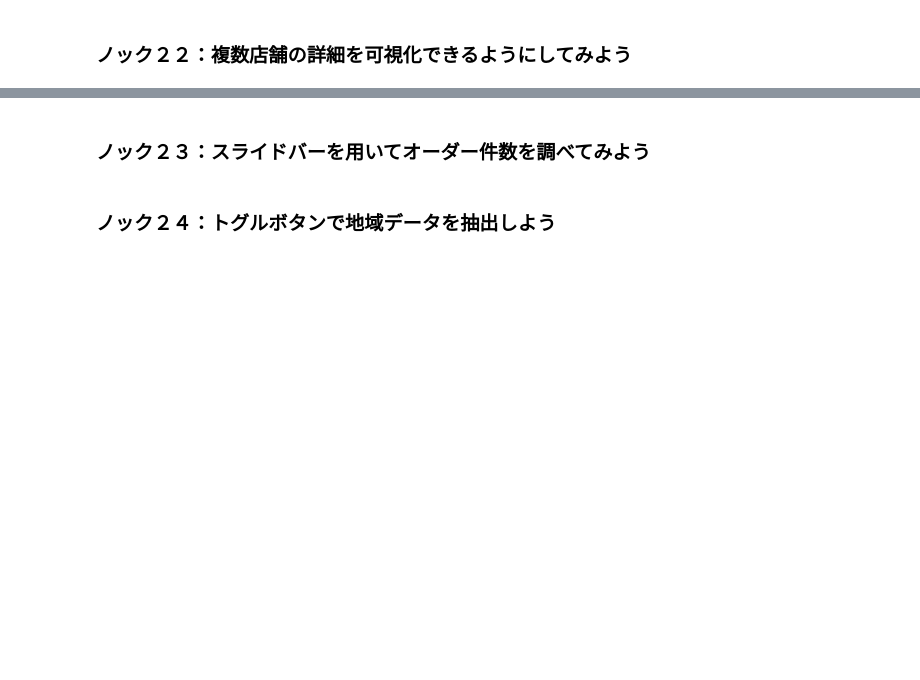
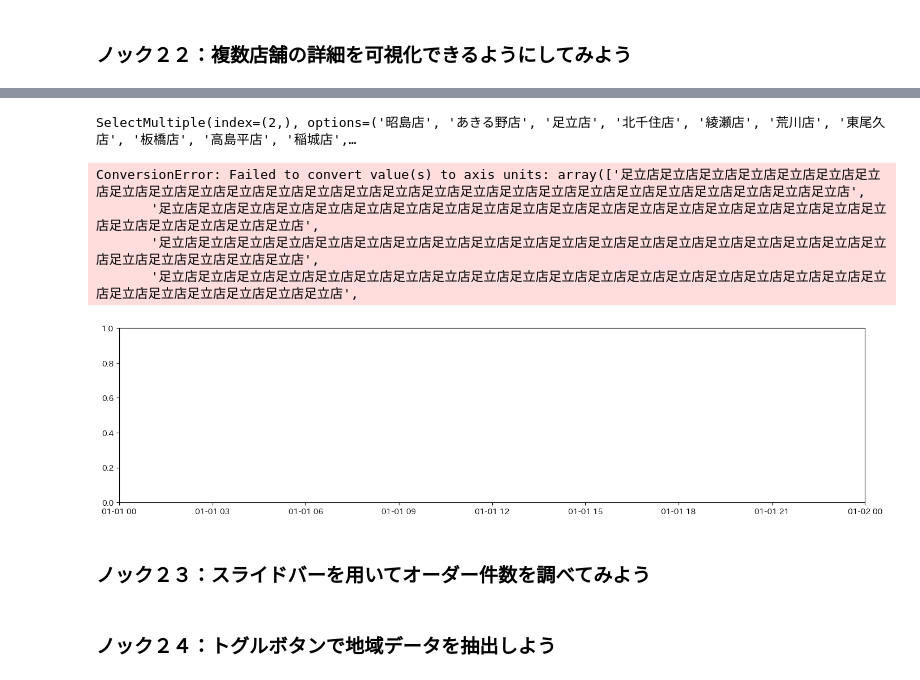
Before and after one commit to itomond-home/100knock, a Jupyter notebook: PYTHON/03章/Training_03.ipynb, the cells around one changed output, grey strips where cells are left out. Drawn from its saved outputs; the diff is of its cells as text; code cells hidden in the pictures; blank space fills up the shorter version.

```diff
--- a/PYTHON/03章/Training_03.ipynb
+++ b/PYTHON/03章/Training_03.ipynb
@@ -7,3 +96,33 @@
+# %%
+def graph_by_multi(val):
+    clear_output()
+    display(select2)
+
+    fig = plt.figure(figsize=(17,4))
+    plt.subplots_adjust(wspace=0.25, hspace=0.6)
+
+    i = 0
+
+    for trg in val["new"]:
+      pick_data = order_data.loc[(order_data["store_name"]==trg) & (order_data["status"].isin([1,2]))]
+      temp = pick_data[["order_accept_date", "total_amount", "store_name"]].copy()
+      temp.loc[:, "order_accept_date"] = pd.to_datetime(temp["order_accept_date"])
+      temp.set_index("order_accept_date", inplace=True)
+      i += 1
+      ax = fig.add_subplot(1, len(val["new"]), i)
+      ax.plot(temp.resample("D").sum())
+      ax.set_title(trg)
+
+select2 = SelectMultiple(options=store_list)
+select2.observe(graph_by_multi, names="value")
+display(select2)
+# %% [output]
+SelectMultiple(index=(2,), options=('昭島店', 'あきる野店', '足立店', '北千住店', '綾瀬店', '荒川店', '東尾久店', '板橋店', '高島平店', '稲城店',…
+ConversionError: Failed to convert value(s) to axis units: array(['足立店足立店足立店足立店足立店足立店足立店足立店足立店足立店足立店足立店足立店足立店足立店足立店足立店足立店足立店足立店足立店足立店足立店足立店足立店足立店',
+       '足立店足立店足立店足立店足立店足立店足立店足立店足立店足立店足立店足立店足立店足立店足立店足立店足立店足立店足立店足立店足立店足立店足立店足立店',
+       '足立店足立店足立店足立店足立店足立店足立店足立店足立店足立店足立店足立店足立店足立店足立店足立店足立店足立店足立店足立店足立店足立店足立店足立店',
+       '足立店足立店足立店足立店足立店足立店足立店足立店足立店足立店足立店足立店足立店足立店足立店足立店足立店足立店足立店足立店足立店足立店足立店足立店足立店',
+[figure, added]
 # %% [markdown]
 ### ノック２３：スライドバーを用いてオーダー件数を調べてみよう
 # %% [markdown]
```
Also changed, not shown: parts of 4 cells of this notebook.
